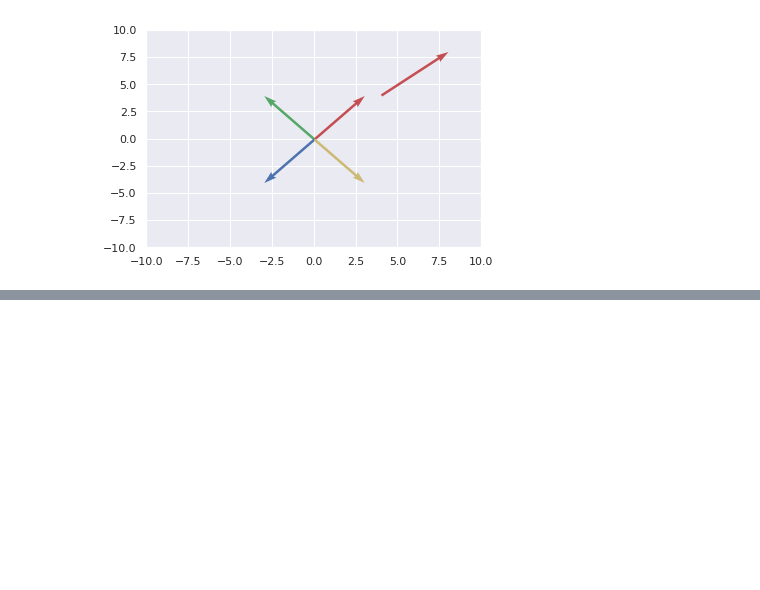
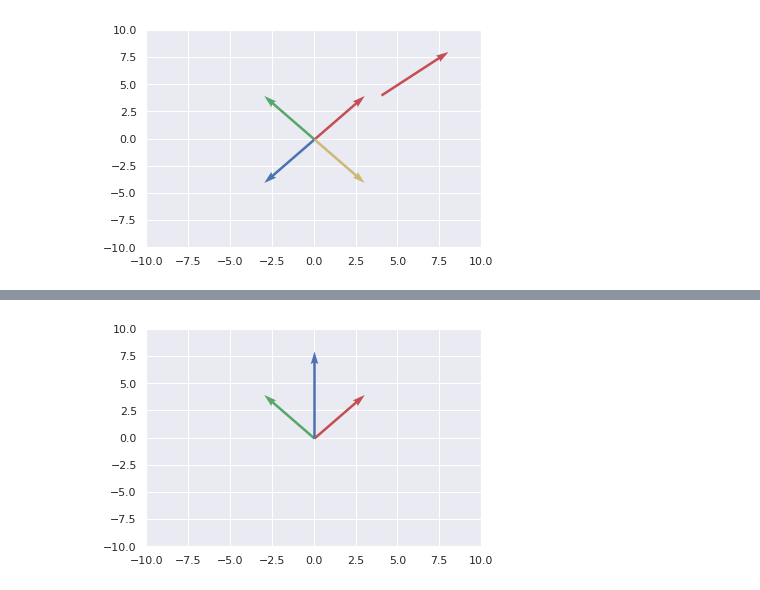
Before and after one commit to championballer/one-fourth-labs-deep-learning, a Jupyter notebook: Python Basics2/0209_Basics2.ipynb, the cells around one changed output, grey strips where cells are left out. Drawn from its saved outputs; the diff is of its cells as text; code cells hidden in the pictures; blank space fills up the shorter version.

Commit message:
added vector addition and subtraction

```diff
--- a/Python Basics2/0209_Basics2.ipynb
+++ b/Python Basics2/0209_Basics2.ipynb
@@ -417,0 +425,2 @@ plot_vectors([(0,0,3,4),(0,0,-3,4),(0,0,-3,-4),(0,0,3,-4),(4,4,4,4)])
+# %%
+vecs = [np.asarray([0,0,3,4]),np.asarray([0,0,-3,4]),np.asarray([0,0,-3,-4]),np.asarray([0,0,3,-4]),np.asarray([4,4,4,4])]
@@ -417,0 +431,4 @@ plot_vectors([(0,0,3,4),(0,0,-3,4),(0,0,-3,-4),(0,0,3,-4),(4,4,4,4)])
+# %%
+plot_vectors([vecs[0],vecs[1],vecs[0]+vecs[1]])
+# %% [output]
+[figure, added]
```
Also changed, not shown: parts of 4 cells of this notebook.
